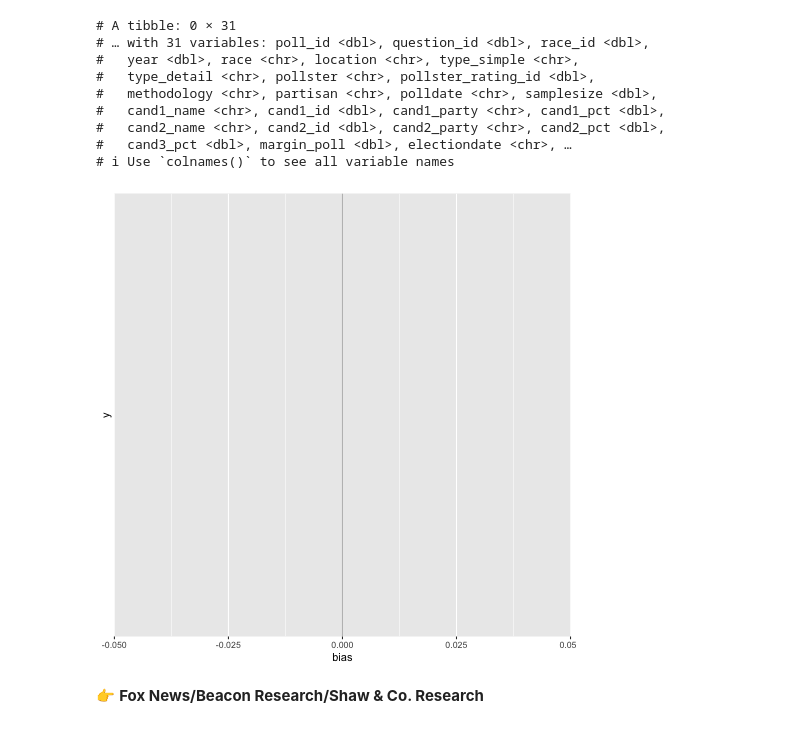
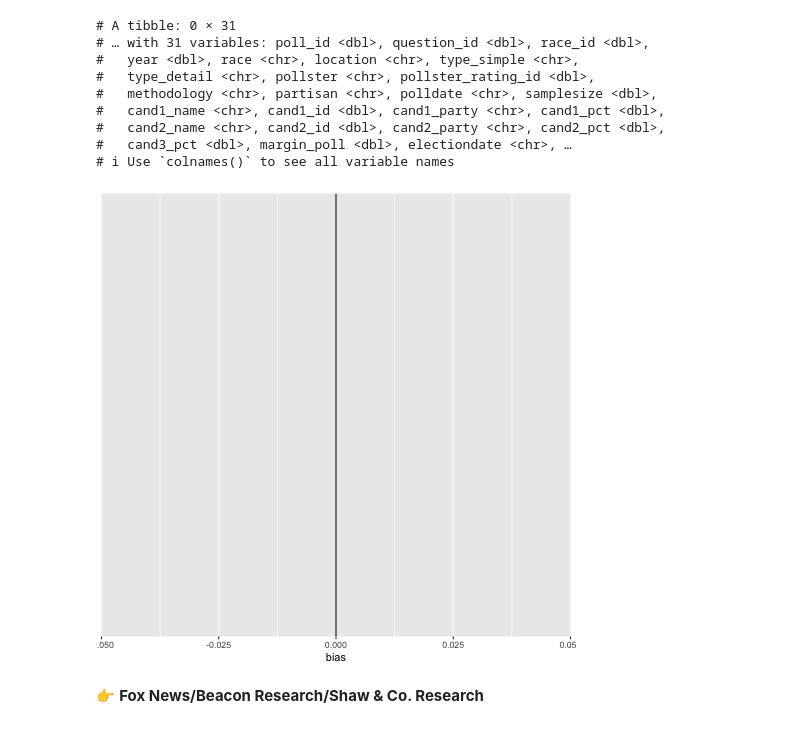
Before and after one commit to data4news-students/polling-exploration-cats, a Jupyter notebook: notebook-3.ipynb, the cells around one changed output. Cells and saved outputs as stored; diff of their text form; code cells hidden in the pictures.

```diff
--- a/notebook-3.ipynb
+++ b/notebook-3.ipynb
@@ -153,11 +187,11 @@ jay_df
 # %%
 %%R
 
 ggplot(jay_df) +
-    aes(x=bias, y=1, color=bias>0, alpha=.05) +
-    geom_point() +
-    geom_vline(aes(xintercept=0), color='grey')
+    aes(x=bias, alpha=.05) +
+    geom_point(size=5) +
+    geom_vline(aes(xintercept=0), color='black')
 # %% [output]
-[figure, old version]
+[figure, new version]
 # %% [markdown]
 👉 **Fox News/Beacon Research/Shaw & Co. Research**
```
Also changed, not shown: parts of 17 cells of this notebook, 2 other files.
